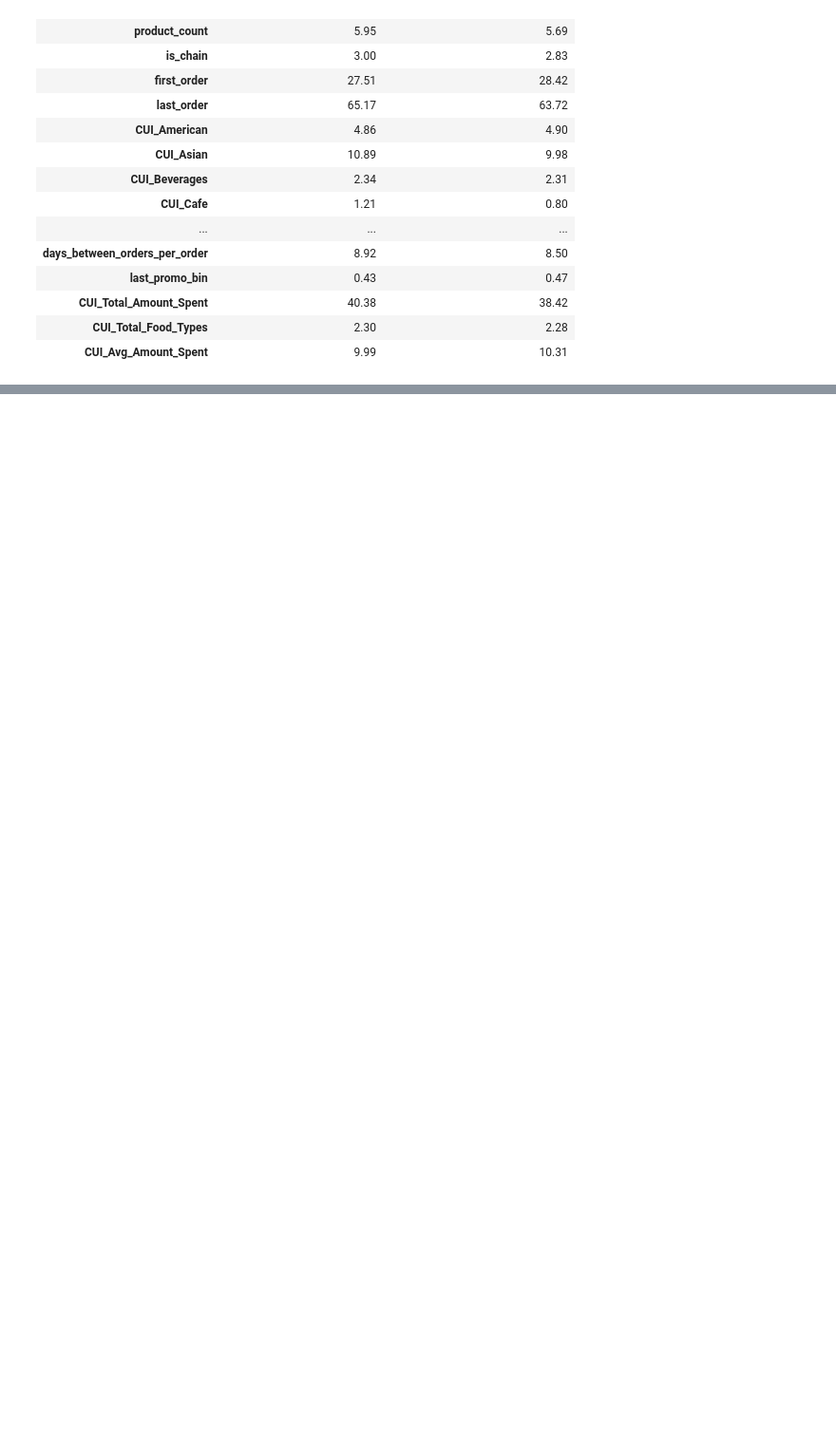
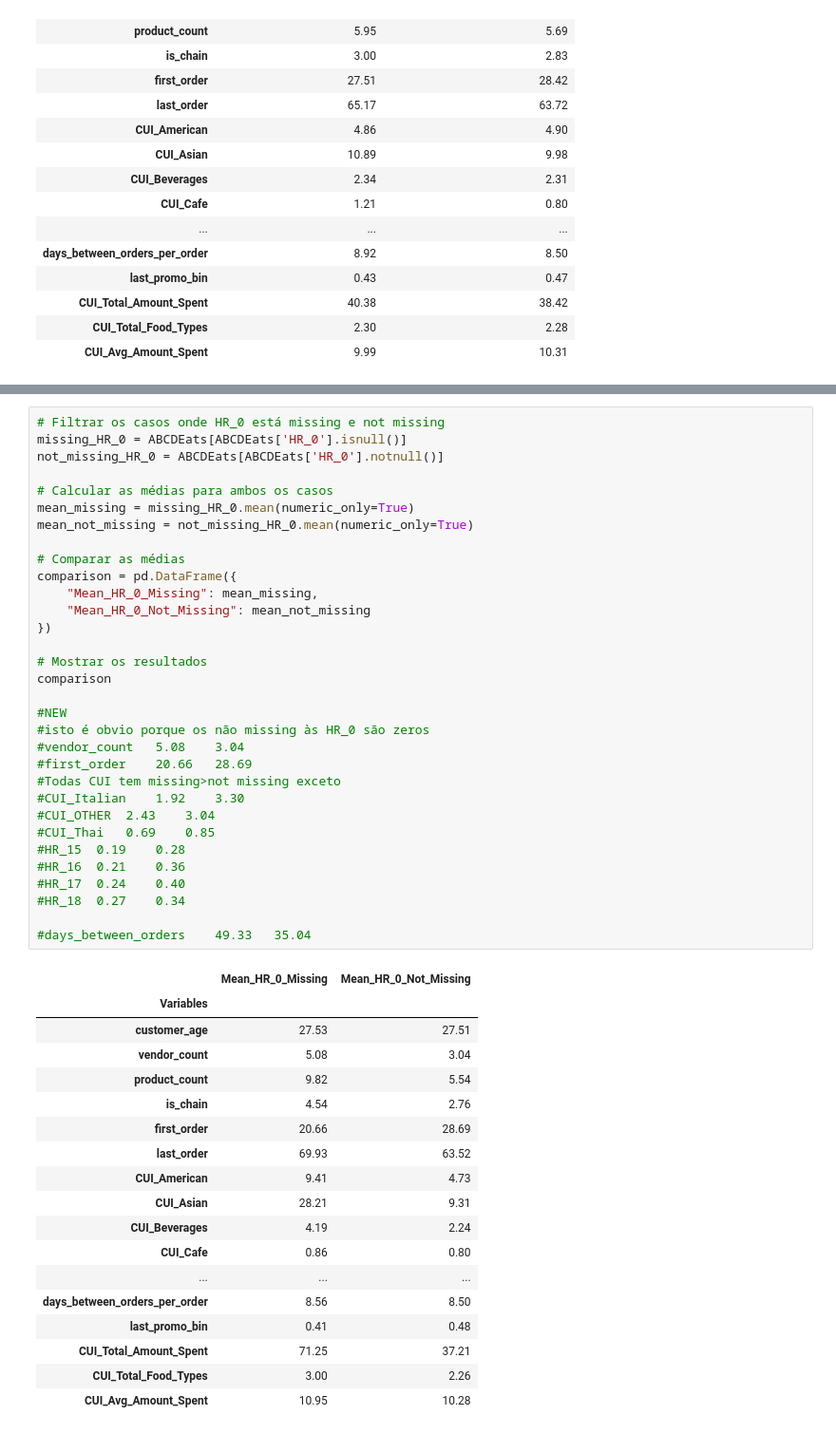
Before and after one commit to Silvestre17/DM_FoodDeliveryClustering_MasterProject, a Jupyter notebook: Filipa's attempts.ipynb, the cells around one changed output, grey strips where cells are left out. Shown at 95% size. Drawn from its saved outputs; the diff is of its cells as text; blank space fills up the shorter version.

```diff
--- a/Filipa's attempts.ipynb
+++ b/Filipa's attempts.ipynb
@@ -151,0 +197,51 @@ comparison
+# %%
+# Filtrar os casos onde HR_0 está missing e not missing
+missing_HR_0 = ABCDEats[ABCDEats['HR_0'].isnull()]
+not_missing_HR_0 = ABCDEats[ABCDEats['HR_0'].notnull()]
+
+# Calcular as médias para ambos os casos
+mean_missing = missing_HR_0.mean(numeric_only=True)
+mean_not_missing = not_missing_HR_0.mean(numeric_only=True)
+
+# Comparar as médias
+comparison = pd.DataFrame({
+    "Mean_HR_0_Missing": mean_missing,
+    "Mean_HR_0_Not_Missing": mean_not_missing
+})
+
+# Mostrar os resultados
+comparison
+
+#NEW
+#isto é obvio porque os não missing às HR_0 são zeros
+#vendor_count	5.08	3.04
+#first_order	20.66	28.69
+#Todas CUI tem missing>not missing exceto
+#CUI_Italian	1.92	3.30
+#CUI_OTHER	2.43	3.04
+#CUI_Thai	0.69	0.85
+#HR_15	0.19	0.28
+#HR_16	0.21	0.36
+#HR_17	0.24	0.40
+#HR_18	0.27	0.34
+
+#days_between_orders	49.33	35.04
+# %% [output]
+|  | Mean_HR_0_Missing | Mean_HR_0_Not_Missing |
+| Variables |  |  |
+| customer_age | 27.53 | 27.51 |
+| vendor_count | 5.08 | 3.04 |
+| product_count | 9.82 | 5.54 |
+| is_chain | 4.54 | 2.76 |
+| first_order | 20.66 | 28.69 |
+| last_order | 69.93 | 63.52 |
+| CUI_American | 9.41 | 4.73 |
+| CUI_Asian | 28.21 | 9.31 |
+| CUI_Beverages | 4.19 | 2.24 |
+| CUI_Cafe | 0.86 | 0.80 |
+| ... | ... | ... |
+| days_between_orders_per_order | 8.56 | 8.50 |
+| last_promo_bin | 0.41 | 0.48 |
+| CUI_Total_Amount_Spent | 71.25 | 37.21 |
+| CUI_Total_Food_Types | 3.00 | 2.26 |
+| CUI_Avg_Amount_Spent | 10.95 | 10.28 |
```
Also changed, not shown: parts of 5 cells of this notebook, 1 other file.
